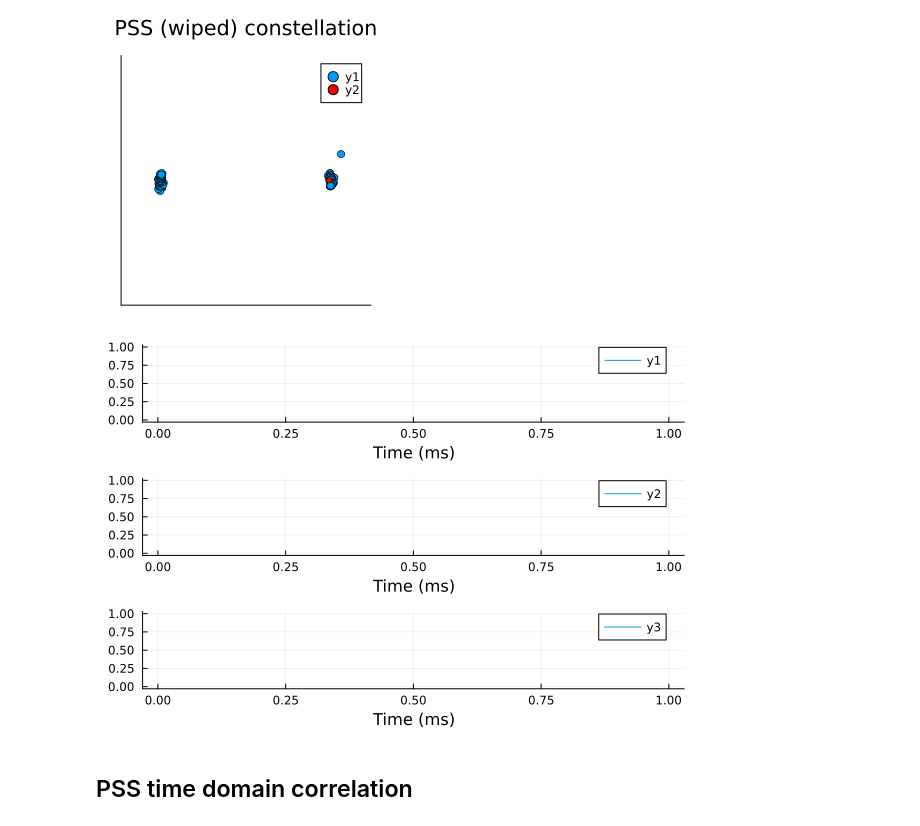
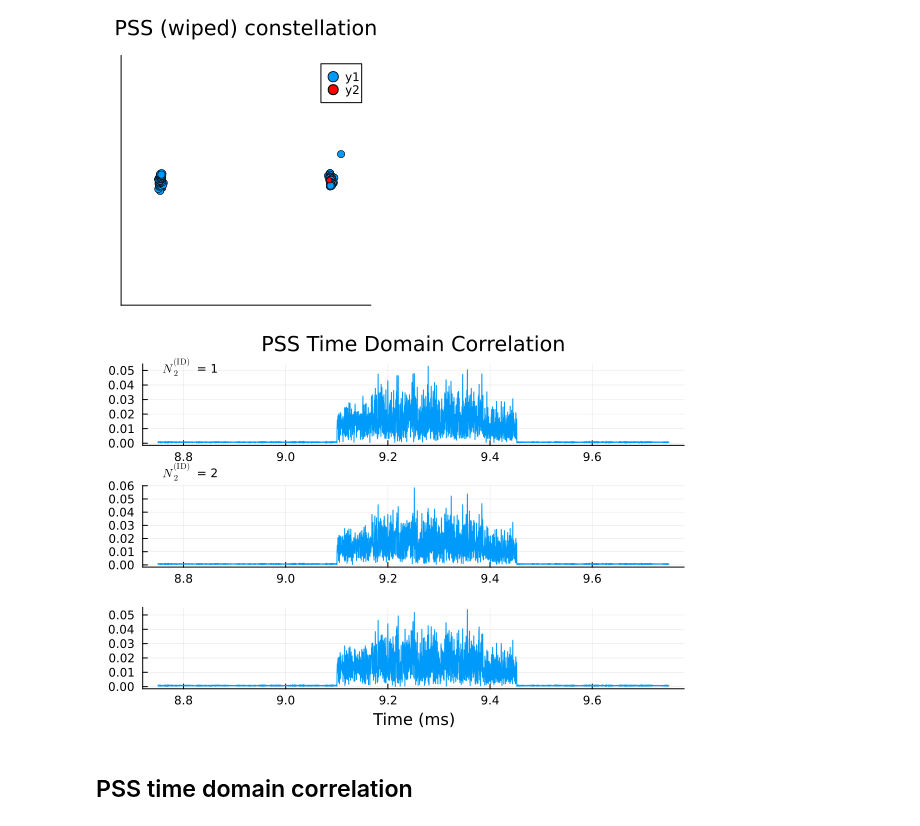
Before and after one commit to setrar/DigiCom, a Jupyter notebook: Labs/TP2/julia/daniestevez/5G NR downlink.jl.ipynb, the cells around one changed output. Cells and saved outputs as stored; diff of their text form; code cells hidden in the pictures.

```diff
--- a/Labs/TP2/julia/daniestevez/5G NR downlink.jl.ipynb
+++ b/Labs/TP2/julia/daniestevez/5G NR downlink.jl.ipynb
@@ -239,35 +239,38 @@ constellation_plot(pss_sym_demod_wipe, title="PSS (wiped) constellation", ref="p
 # %% [output]
 [figure]
 # %%
+# Initialize an empty array to store the plots
+plots = Plots.Plot[]
 
-# fig, axs = subplots(3, 1, sharex=true, sharey=true)
-plot(layout=(3, 1), sharex=true, sharey=true)
-
-axs = 1:1:3
-
-for nid2 in 1:3
+for i in 1:3
+    nid2 = i - 1
     pss_re = zeros(ComplexF64, Tu)
-    pss_re[pss_sc_sel] .= pss_sequence(nid2)
+    pss_re[pss_sc_sel] .= pss_sequence(i)
     pss_sym = ifft(fftshift(pss_re))
     pss_corr = zeros(ComplexF64, round(Int, 𝑓ₛ * 1e-3))
     time_corr_start = round(Int, 8.75e-3 * 𝑓ₛ)
 
     for j in 1:length(pss_corr)
         pss_corr[j] = sum(x[time_corr_start + j:end][1:Tu] .* conj.(DSP.reverse(pss_sym)))
     end
 
-    tcorr = 1e3 * (time_corr_start .+ 1:length(pss_corr)) / 𝑓ₛ
-    # plot!(axs[nid2], tcorr, abs.(pss_corr), label=""); @show tcorr, abs.(pss_corr)
-    # text!(axs[nid2], tcorr[div(end, 16)], 0.15, "\$N^{{\\mathrm{{(ID)}}}}_2\$ = $nid2")
-    # annotate!(axs[nid2], text("\$N^{{\\mathrm{{(ID)}}}}_2\$ = $nid2", 8), tcorr[div(end, 16)], 0.15)
-# annotate!(axs[nid2], text("\$N^{{\\mathrm{{(ID)}}}}_2\$ = $nid2", 8), 1, 0.15)
+    tcorr = 1e3 *  (time_corr_start .+ collect(1:length(pss_corr))) / 𝑓ₛ; # @show tcorr, size(tcorr);
+    plotₓ = plot(tcorr, abs.(pss_corr), label="")
+    if i == 1
+        title!(plotₓ, "PSS Time Domain Correlation")
+    end
+    if i == 3
+        xlabel!(plotₓ, "Time (ms)")
+    end
+    annotate!(plotₓ, tcorr[div(end, 16)], 0.15, text("\$N^{{\\mathrm{{(ID)}}}}_2\$ = $nid2", 8))
+    push!(plots, plotₓ)
 
 end
 
-plot!(axs[end], xlabel="Time (ms)")
-# suptitle!("PSS time domain correlation", y=0.93)
+# Display the plots with a specific layout
+plot(plots..., layout=(3, 1), legend=true)
 # %% [output]
-[figure, old version]
+[figure, new version]
 # %% [markdown]
 ## PSS time domain correlation
 # %%
```
Also changed, not shown: parts of 20 cells of this notebook, 3 other files.
